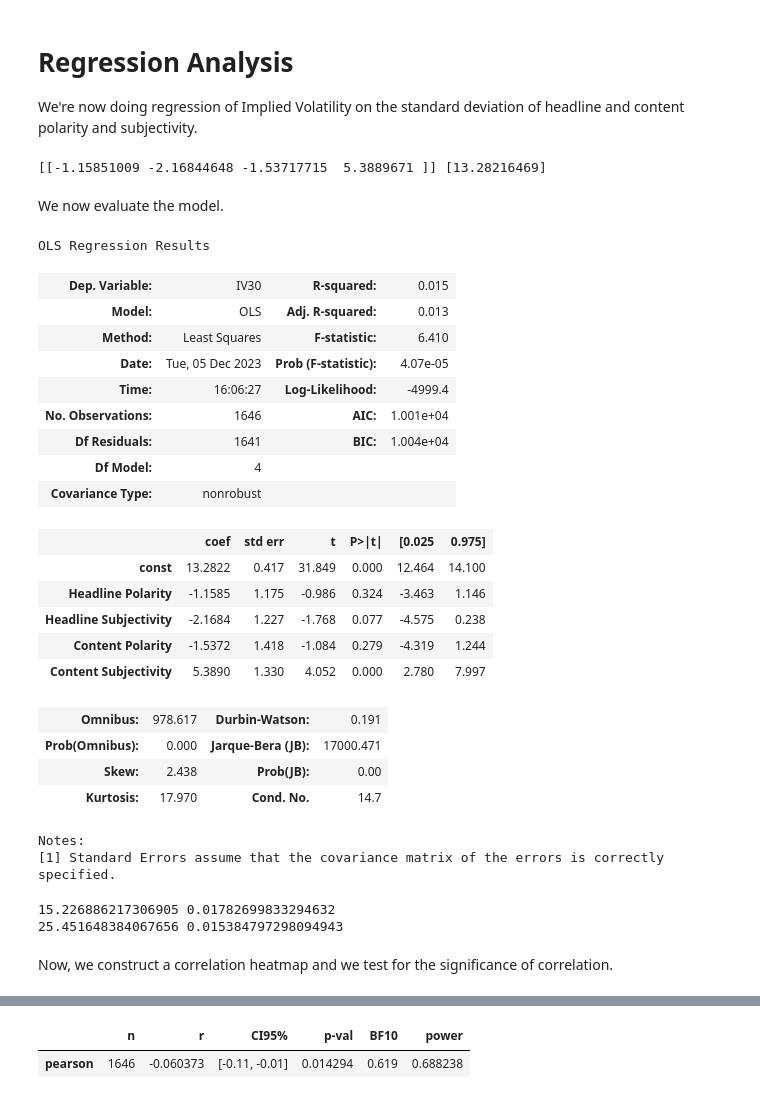
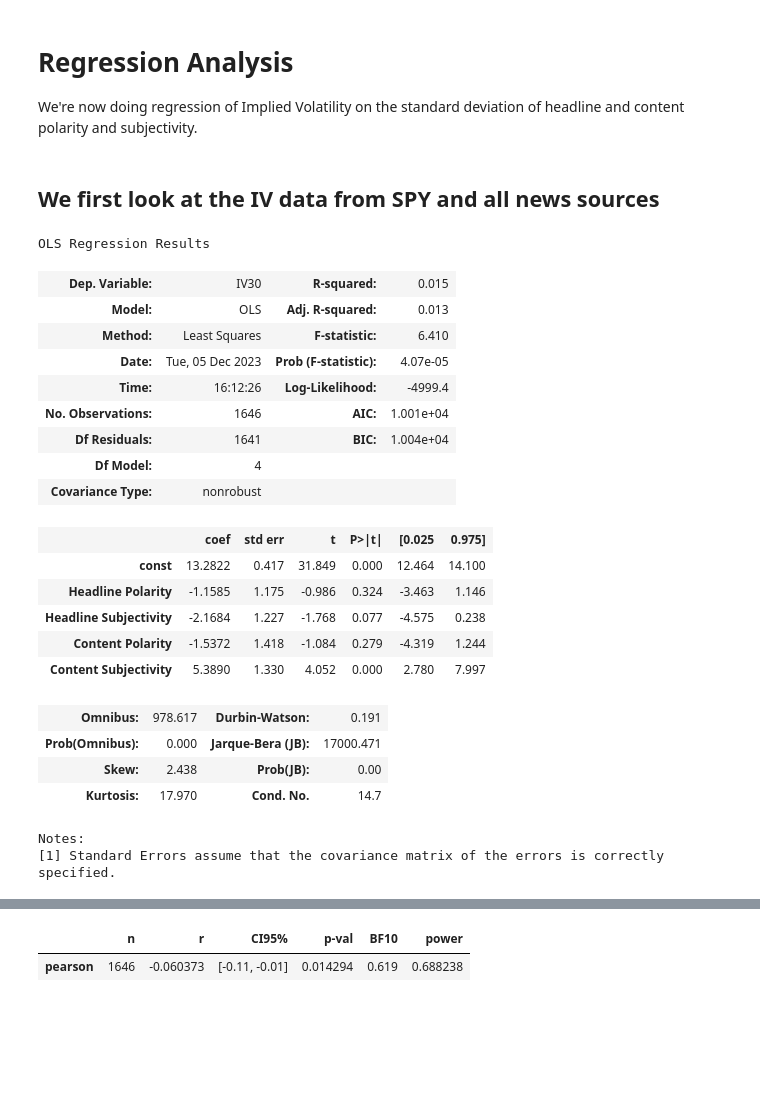
Before and after one commit to JoeZhang1000/News-Sentiment-and-IV, a Jupyter notebook: Sentiment_vs_IV.ipynb, the cells around one changed output, grey strips where cells are left out. Saved outputs shown, nothing was run; the diff lists cells and outputs as text; code cells hidden in the pictures; blank space fills up the shorter version.

```diff
--- a/Sentiment_vs_IV.ipynb
+++ b/Sentiment_vs_IV.ipynb
@@ -268,32 +394,24 @@ merged2
 # Regression Analysis
 
 We're now doing regression of Implied Volatility on the standard deviation of headline and content polarity and subjectivity.
+# %% [markdown]
+## We first look at the IV data from SPY and all news sources
 # %%
 X = merged1[['Headline Polarity', 'Headline Subjectivity', 'Content Polarity', 'Content Subjectivity']]
 y = merged1[['IV30']]
-# %%
-from sklearn.linear_model import LinearRegression
-
-model = LinearRegression().fit(X, y)
-
-print(model.coef_, model.intercept_)
-# %% [output]
-[[-1.15851009 -2.16844648 -1.53717715  5.3889671 ]] [13.28216469]
-# %% [markdown]
-We now evaluate the model.
 # %%
 import statsmodels.api as sm
 X2 = sm.add_constant(X)
 model = sm.OLS(y, X2)
-model_2 = model.fit()
-model_2.summary()
+model_fitted = model.fit()
+model_fitted.summary()
 # %% [output]
 OLS Regression Results
 | Dep. Variable: | IV30 | R-squared: | 0.015 |
 | Model: | OLS | Adj. R-squared: | 0.013 |
 | Method: | Least Squares | F-statistic: | 6.410 |
 | Date: | Tue, 05 Dec 2023 | Prob (F-statistic): | 4.07e-05 |
-| Time: | 16:06:27 | Log-Likelihood: | -4999.4 |
+| Time: | 16:12:26 | Log-Likelihood: | -4999.4 |
 | No. Observations: | 1646 | AIC: | 1.001e+04 |
 | Df Residuals: | 1641 | BIC: | 1.004e+04 |
 | Df Model: | 4 |  |  |
@@ -310,23 +428,3 @@ OLS Regression Results
 | Kurtosis: | 17.970 | Cond. No. | 14.7 |
 Notes:
 [1] Standard Errors assume that the covariance matrix of the errors is correctly specified.
-# %%
-from sklearn.metrics import mean_squared_error
-from sklearn.metrics import r2_score
-
-y_pred = model.predict(X)
-y2_pred = model2.predict(X)
-
-mse = mean_squared_error(y, y_pred)
-r2 = r2_score(y, y_pred)
-
-mse_2 = mean_squared_error(y2, y2_pred)
-r2_2 = r2_score(y2, y2_pred)
-
-print(mse, r2)
-print(mse_2, r2_2)
-# %% [output]
-15.226886217306905 0.01782699833294632
-25.451648384067656 0.015384797298094943
-# %% [markdown]
-Now, we construct a correlation heatmap and we test for the significance of correlation.
```
Also changed, not shown: parts of 29 cells of this notebook.
